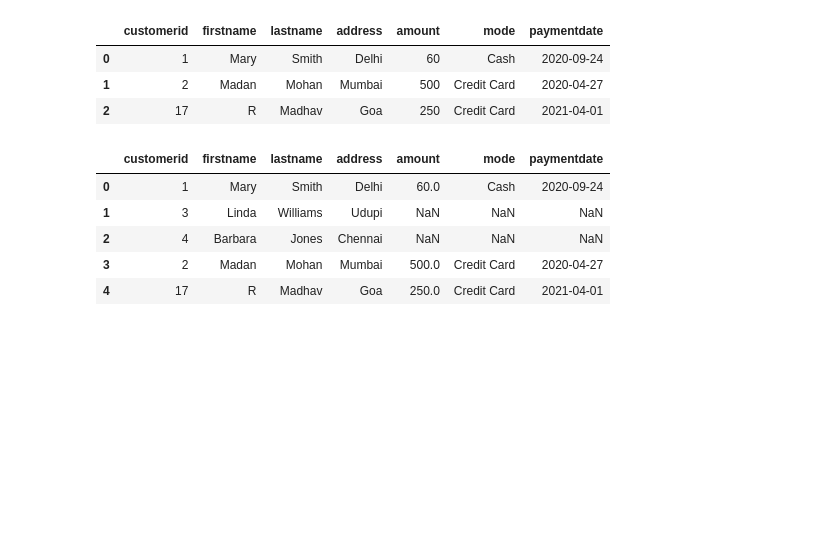
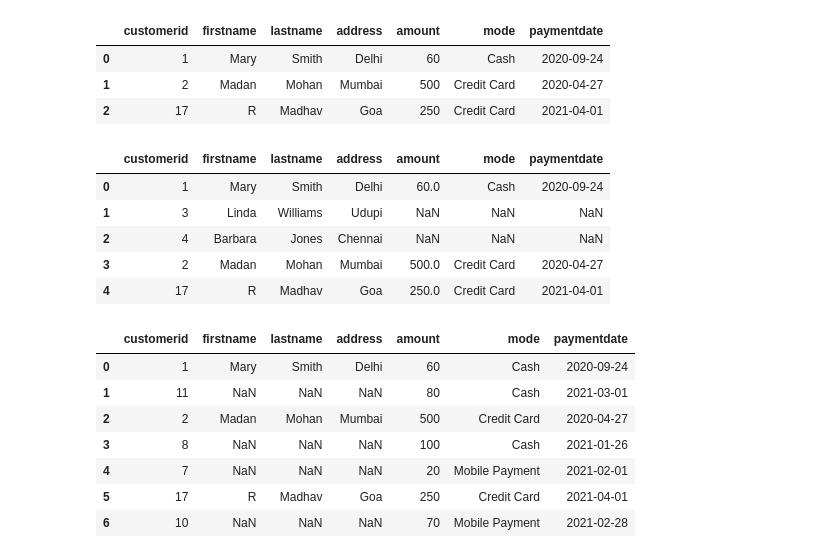
Before and after one commit to sagarhpoojary11/Placement-Training, a Jupyter notebook: pandas/pandasphase4.ipynb, the cells around one changed output. Saved outputs shown, nothing was run; the diff lists cells and outputs as text; code cells hidden in the pictures; blank space fills up the shorter version.

```diff
--- a/pandas/pandasphase4.ipynb
+++ b/pandas/pandasphase4.ipynb
@@ -140,3 +140,15 @@ pd.merge(left=customer,right=payment,on='customerid',how='left')
 | 2 | 4 | Barbara | Jones | Chennai | NaN | NaN | NaN |
 | 3 | 2 | Madan | Mohan | Mumbai | 500.0 | Credit Card | 2020-04-27 |
 | 4 | 17 | R | Madhav | Goa | 250.0 | Credit Card | 2021-04-01 |
+# %%
+#right
+pd.merge(left=customer,right=payment,on='customerid',how='right')
+# %% [output]
+|  | customerid | firstname | lastname | address | amount | mode | paymentdate |
+| 0 | 1 | Mary | Smith | Delhi | 60 | Cash | 2020-09-24 |
+| 1 | 11 | NaN | NaN | NaN | 80 | Cash | 2021-03-01 |
+| 2 | 2 | Madan | Mohan | Mumbai | 500 | Credit Card | 2020-04-27 |
+| 3 | 8 | NaN | NaN | NaN | 100 | Cash | 2021-01-26 |
+| 4 | 7 | NaN | NaN | NaN | 20 | Mobile Payment | 2021-02-01 |
+| 5 | 17 | R | Madhav | Goa | 250 | Credit Card | 2021-04-01 |
+| 6 | 10 | NaN | NaN | NaN | 70 | Mobile Payment | 2021-02-28 |
```
Also changed, not shown: parts of 3 cells of this notebook, 3 other files.
